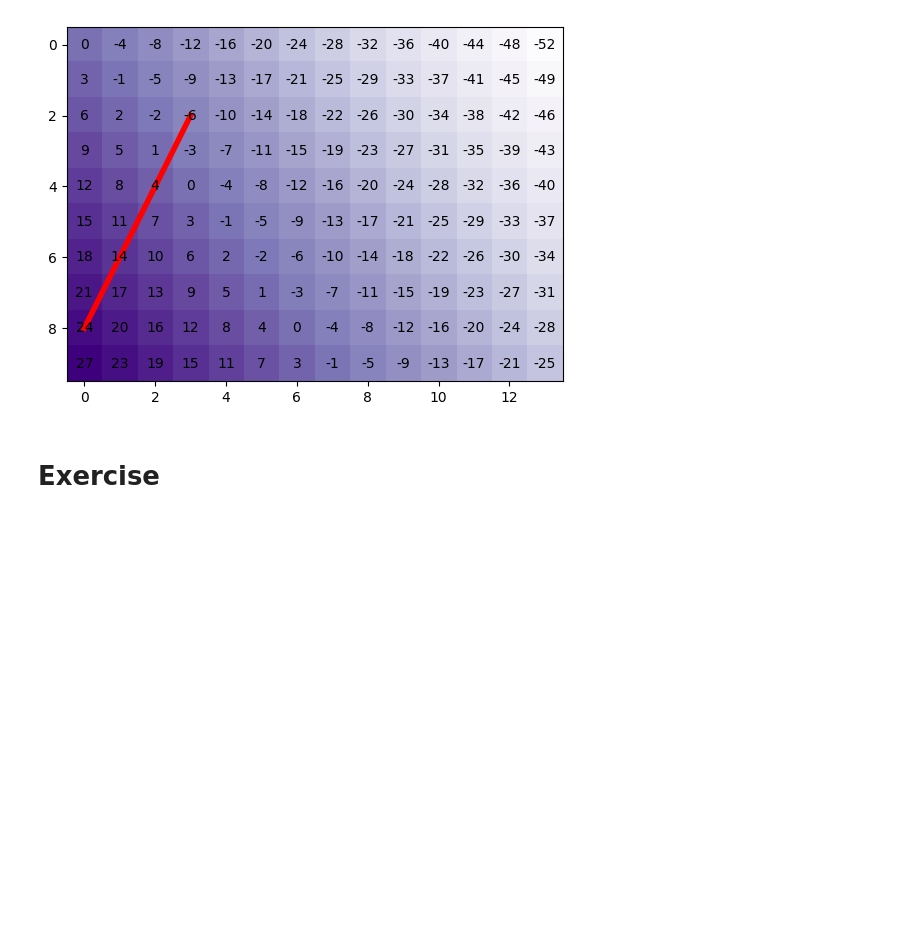
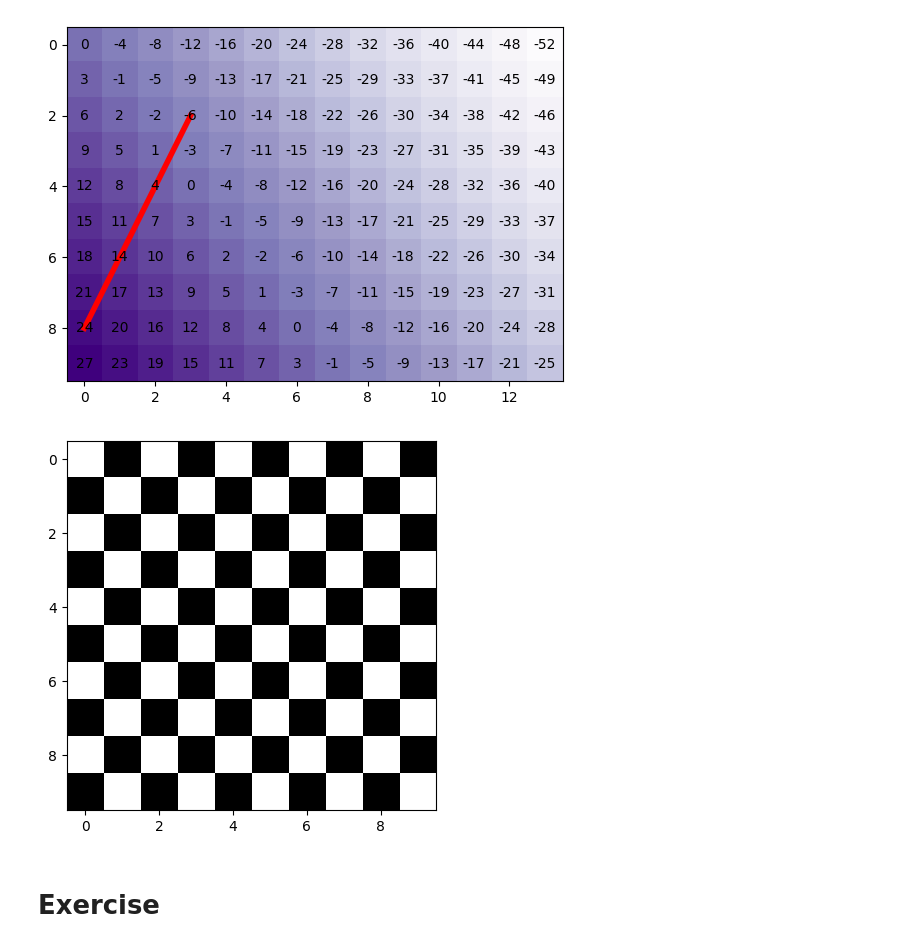
Before and after one commit to ViktorGeorgiev98/master_math_by_coding, a Jupyter notebook: graphing/mathWithPython_graph_matrices.ipynb, the cells around one changed output. Saved outputs shown, nothing was run; the diff lists cells and outputs as text; code cells hidden in the pictures; blank space fills up the shorter version.

```diff
--- a/graphing/mathWithPython_graph_matrices.ipynb
+++ b/graphing/mathWithPython_graph_matrices.ipynb
@@ -70,6 +70,17 @@ plt.show()
  [ 24.  20.  16.  12.   8.   4.   0.  -4.  -8. -12. -16. -20. -24. -28.]
  [ 27.  23.  19.  15.  11.   7.   3.  -1.  -5.  -9. -13. -17. -21. -25.]]
 [figure]
+# %%
+A = np.zeros((10, 10))
+
+for i in range(0, np.shape(A)[0]):
+    for j in range(0, np.shape(A)[1]):
+        A[i, j] = (-1)**(i + j)
+plt.imshow(A)
+plt.set_cmap('gray')
+plt.show()
+# %% [output]
+[figure, added]
 # %% [markdown]
 # Exercise
 # %%
```
Also changed, not shown: parts of 1 cell of this notebook, 1 other file.
